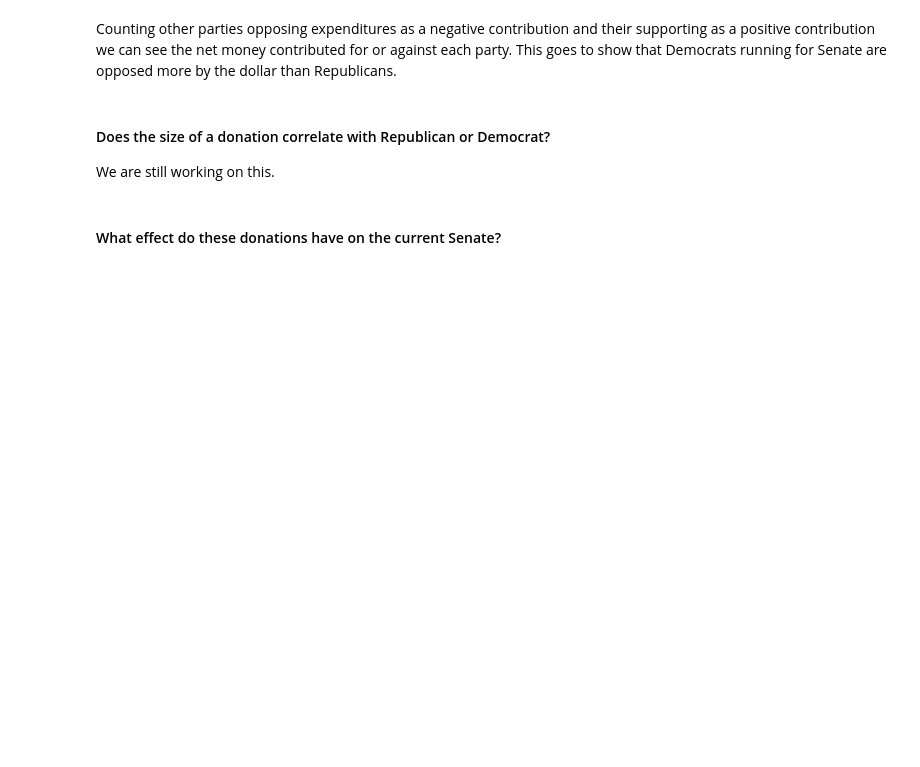
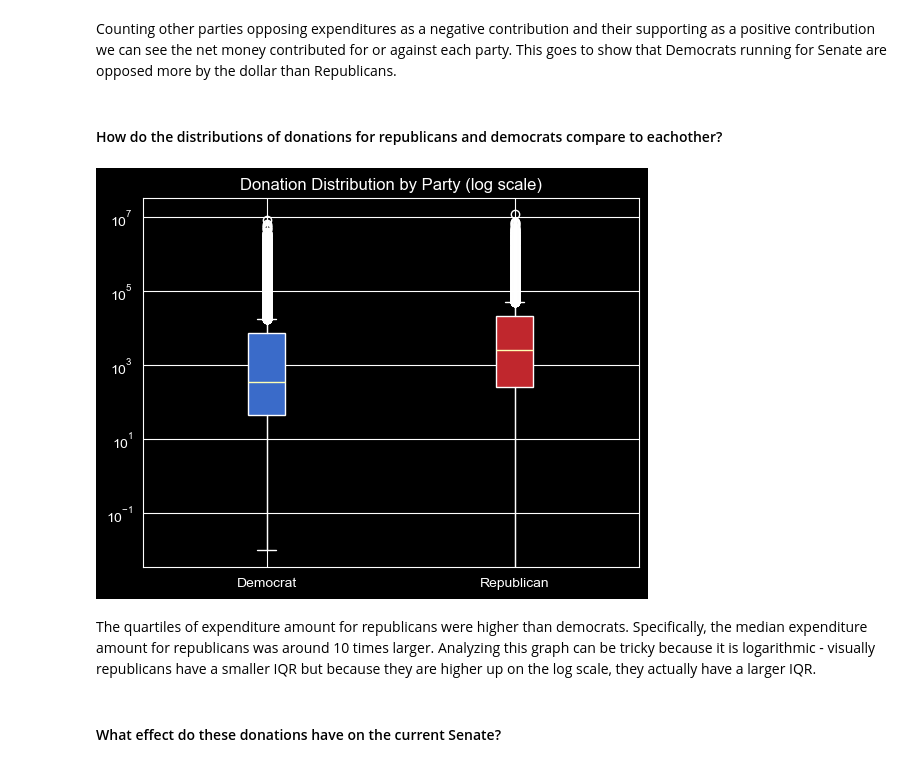
Before and after one commit to magicdracon/Data-Science-Final-Project, a Jupyter notebook: main.ipynb, the cells around one changed output. Cells and saved outputs as stored; diff of their text form; code cells hidden in the pictures; blank space fills up the shorter version.

Commit message:
Added "How do the distributions of donations for republicans and democrats compare to eachother?" and finished analyis of the quantity vs quality graph.

```diff
--- a/main.ipynb
+++ b/main.ipynb
@@ -727,8 +728,23 @@ REPUBLICAN PARTY  4.494045e+08  2.172260e+08 -2.321785e+08
 # %% [markdown]
 Counting other parties opposing expenditures as a negative contribution and their supporting as a positive contribution we can see the net money contributed for or against each party. This goes to show that Democrats running for Senate are opposed more by the dollar than Republicans.
 # %% [markdown]
-#### Does the size of a donation correlate with Republican or Democrat?
-We are still working on this.
+#### How do the distributions of donations for republicans and democrats compare to eachother?
+# %%
+# Does the size of a donation correlate with Republican or Democrat?
+true_dem = trueDemocratExpendituresDataFrame["exp_amo"].dropna()
+true_rep = trueRepublicanExpendituresDataFrame["exp_amo"].dropna()
+
+fig, ax = plt.subplots()
+bp = ax.boxplot([true_dem, true_rep], tick_labels=["Democrat", "Republican"], patch_artist=True)
+for patch, color in zip(bp["boxes"], ["#3a6bc9", "#c0272d"]):
+    patch.set_facecolor(color)
+ax.set_yscale("log")
+ax.set_title("Donation Distribution by Party (log scale)")
+plt.show()
+# %% [output]
+[figure, added]
+# %% [markdown]
+The quartiles of expenditure amount for republicans were higher than democrats. Specifically, the median expenditure amount for republicans was around 10 times larger. Analyzing this graph can be tricky because it is logarithmic - visually republicans have a smaller IQR but because they are higher up on the log scale, they actually have a larger IQR.
 # %% [markdown]
 #### What effect do these donations have on the current Senate?
 # %%
```
Also changed, not shown: parts of 10 cells of this notebook.
